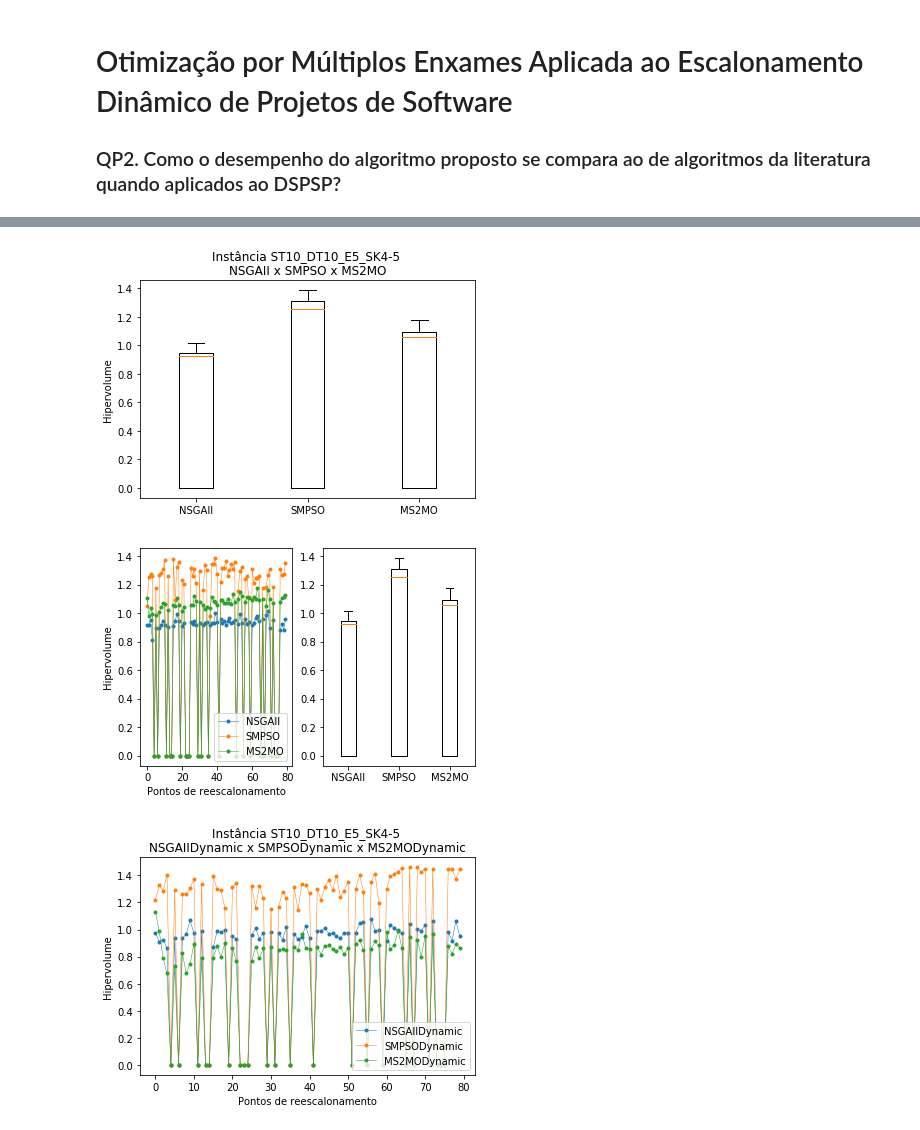
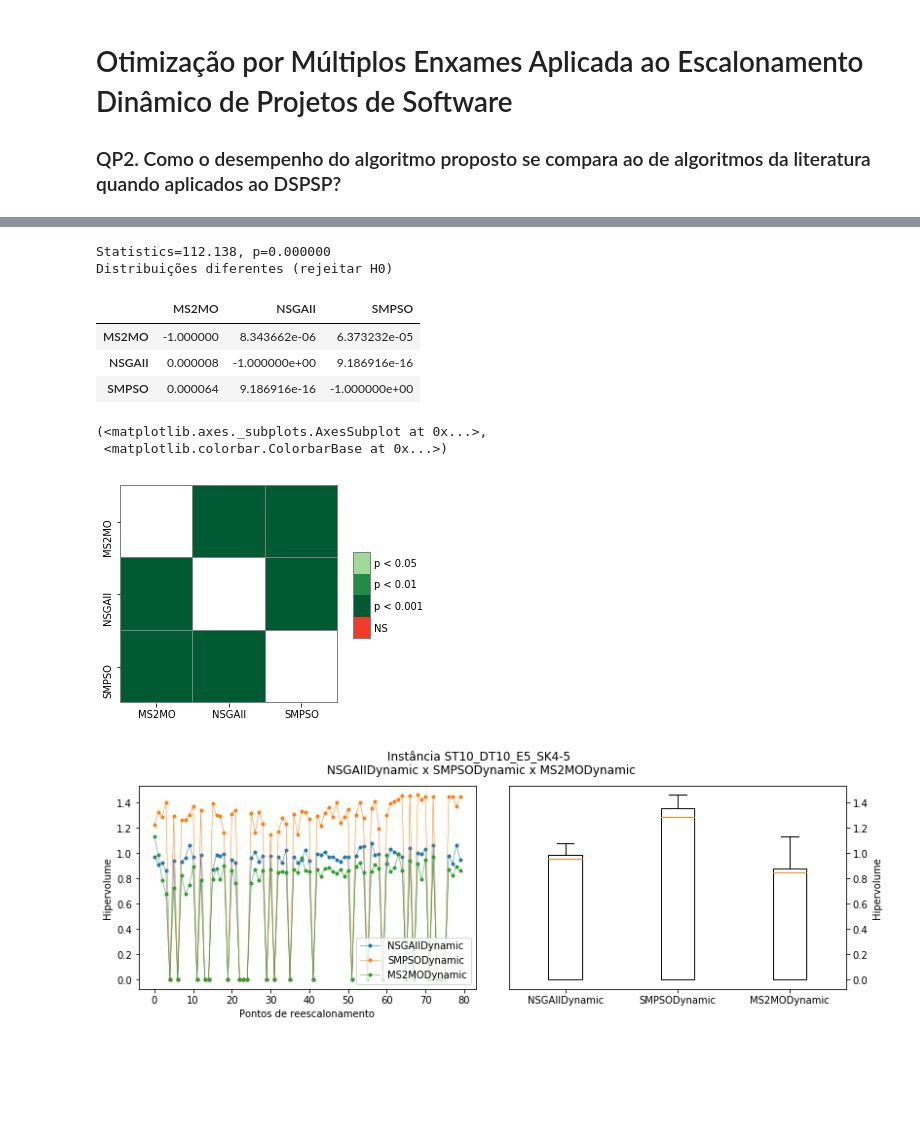
Before and after one commit to rodrigoamaral/spsp-jmetal, a Jupyter notebook: dspsp-analysis/rq2_all_algorithms.ipynb, the cells around one changed output, grey strips where cells are left out. Cells and saved outputs as stored; diff of their text form; code cells hidden in the pictures; blank space fills up the shorter version.

```diff
--- a/dspsp-analysis/rq2_all_algorithms.ipynb
+++ b/dspsp-analysis/rq2_all_algorithms.ipynb
@@ -76,13 +82,35 @@ plot_hv(hv_event, inst, algorithms)
-# %%
-boxplot_hv(hv_event, inst, algorithms)
-# %% [output]
-[figure, removed]
-# %%
-combined_plot_hv(hv_event, inst, algorithms)
-# %% [output]
-[figure, removed]
+# %%
+stat, p = friedmanchisquare(*datasets)
+print('Statistics=%.3f, p=%.6f' % (stat, p))
+# interpret
+alpha = 0.05
+if p > alpha:
+    print('Mesmas distribuições (falhou em rejeitar H0)')
+else:
+    print('Distribuições diferentes (rejeitar H0)')
+# %% [output]
+Statistics=112.138, p=0.000000
+Distribuições diferentes (rejeitar H0)
+# %%
+df = pd.DataFrame({alg: hv_event[inst][alg].hypervolume for alg in algorithms})
+df = df.melt(var_name="algorithm", value_name="hypervolume")
+pc = sp.posthoc_conover(df, group_col="algorithm", val_col="hypervolume")
+pc
+# %% [output]
+|  | MS2MO | NSGAII | SMPSO |
+| MS2MO | -1.000000 | 8.343662e-06 | 6.373232e-05 |
+| NSGAII | 0.000008 | -1.000000e+00 | 9.186916e-16 |
+| SMPSO | 0.000064 | 9.186916e-16 | -1.000000e+00 |
+# %%
+heatmap_args = {'linewidths': 0.25, 'linecolor': '0.5', 'clip_on': False, 'square': True, 'cbar_ax_bbox': [0.80, 0.35, 0.04, 0.3]}
+sp.sign_plot(pc, **heatmap_args)
+# %% [output]
+(<matplotlib.axes._subplots.AxesSubplot at 0x...>,
+ <matplotlib.colorbar.ColorbarBase at 0x...>)
+[figure, added]
 # %%
 algorithms = ["NSGAIIDynamic", "SMPSODynamic", "MS2MODynamic"]
-plot_hv(hv_event, inst, algorithms)
+datasets = [hv_event[inst][alg].hypervolume for alg in algorithms]
+combined_plot_hv(hv_event, inst, algorithms)
 # %% [output]
-[figure, old version]
+[figure, new version]
```
Also changed, not shown: parts of 7 cells of this notebook, 1 other file.
